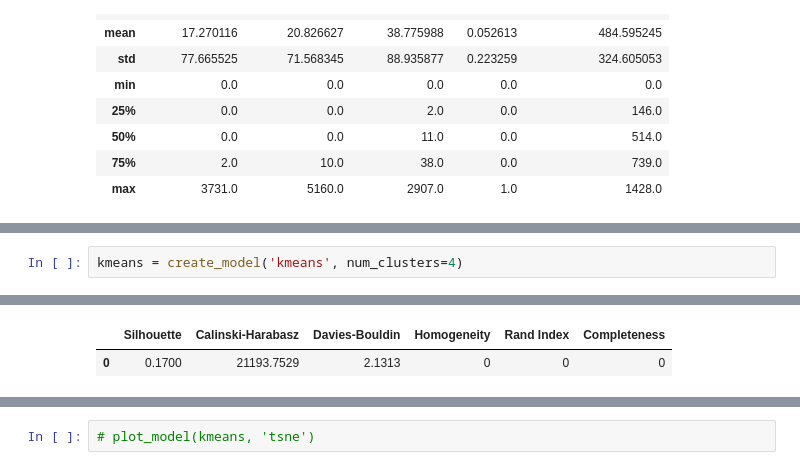
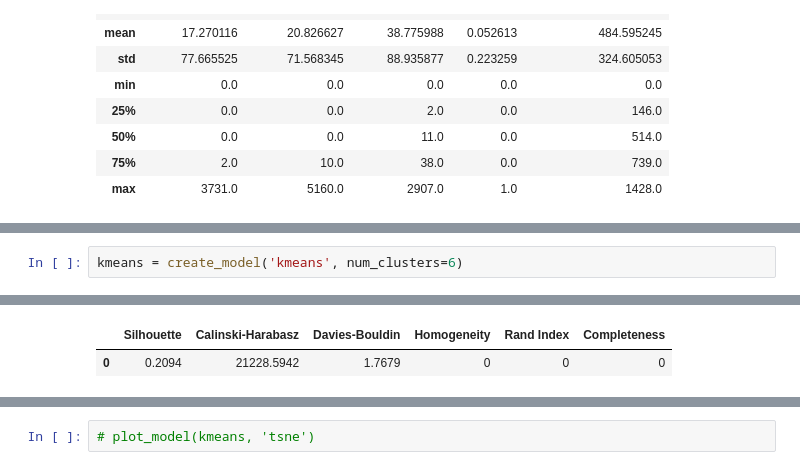
Before and after one commit to ryanisadBW/ds-edc, a Jupyter notebook: clustering_v4.ipynb, the cells around one changed output, grey strips where cells are left out. Cells and saved outputs as stored; diff of their text form.

```diff
--- a/clustering_v4.ipynb
+++ b/clustering_v4.ipynb
@@ -371,9 +371,9 @@ s = setup(
 # %%
-kmeans = create_model('kmeans', num_clusters=4)
+kmeans = create_model('kmeans', num_clusters=6)
 # %% [output]
 [interactive output not drawn]
 |  | Silhouette | Calinski-Harabasz | Davies-Bouldin | Homogeneity | Rand Index | Completeness |
-| 0 | 0.1700 | 21193.7529 | 2.1313 | 0 | 0 | 0 |
+| 0 | 0.2094 | 21228.5942 | 1.7679 | 0 | 0 | 0 |
 [interactive output not drawn]
 # %%
 # plot_model(kmeans, 'tsne')
```
Also changed, not shown: parts of 3 cells of this notebook, 10 other files.
